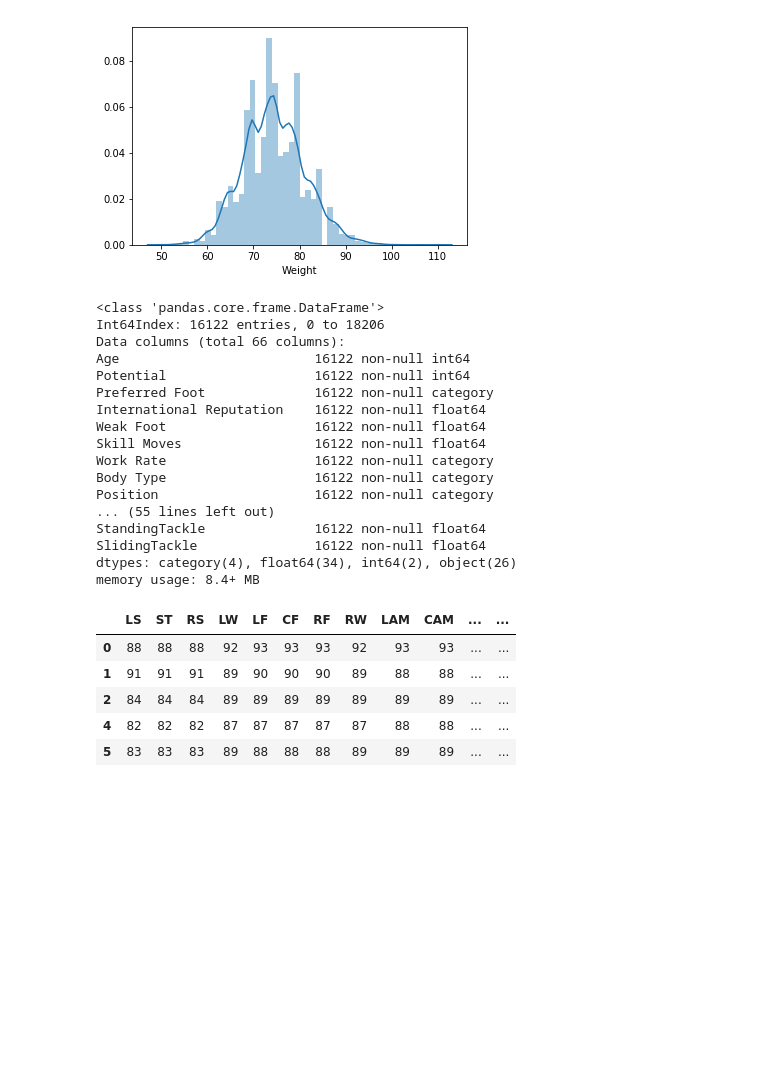
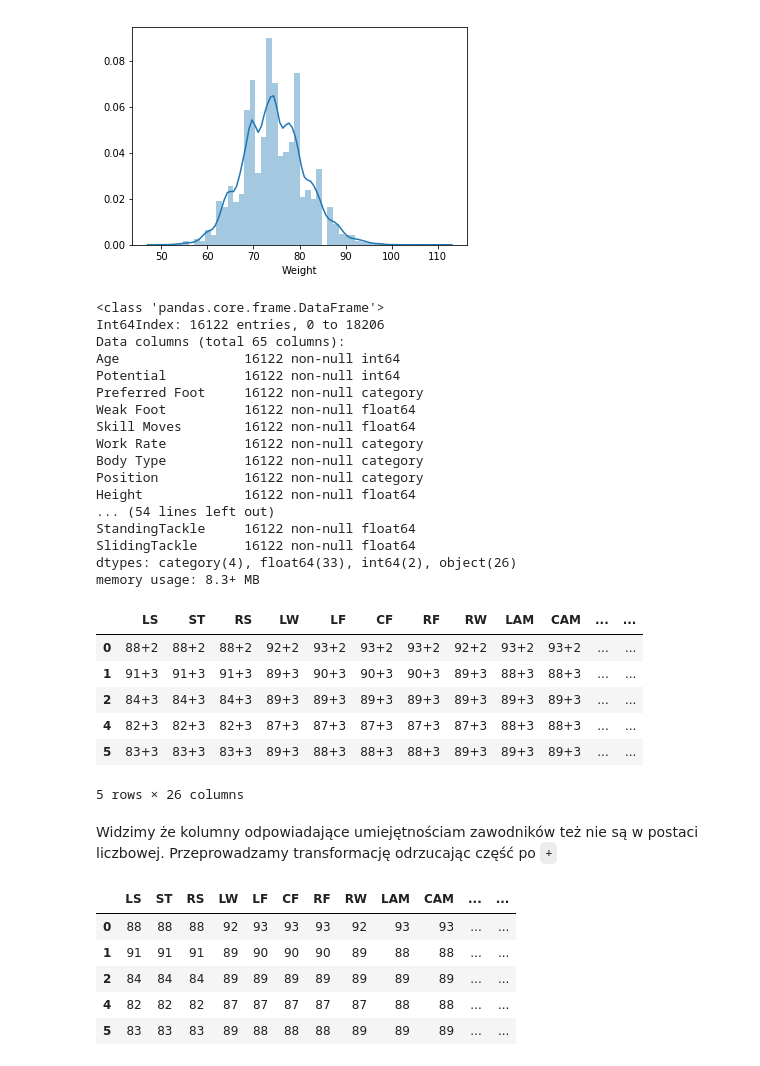
Before and after one commit to mikitachab/football-manager-ml-support, a Jupyter notebook: data-preparation.ipynb, the cells around one changed output. Drawn from its saved outputs; the diff is of its cells as text; code cells hidden in the pictures; blank space fills up the shorter version.

```diff
--- a/football-manager-intro-[PL].ipynb
+++ b/data-preparation.ipynb
@@ -84,6 +93,7 @@ drop_columns = [
     'Jersey Number',
     'Value',
     'Wage',
+    'International Reputation',
 ]
 
 fifa_data.drop(columns=drop_columns, inplace=True)
@@ -260,25 +278,37 @@ fifa_data.info()
 # %% [output]
 <class 'pandas.core.frame.DataFrame'>
 Int64Index: 16122 entries, 0 to 18206
-Data columns (total 66 columns):
-Age                         16122 non-null int64
-Potential                   16122 non-null int64
-Preferred Foot              16122 non-null category
-International Reputation    16122 non-null float64
-Weak Foot                   16122 non-null float64
-Skill Moves                 16122 non-null float64
-Work Rate                   16122 non-null category
-Body Type                   16122 non-null category
-Position                    16122 non-null category
-... (55 lines left out)
-StandingTackle              16122 non-null float64
-SlidingTackle               16122 non-null float64
-dtypes: category(4), float64(34), int64(2), object(26)
-memory usage: 8.4+ MB
+Data columns (total 65 columns):
+Age                16122 non-null int64
+Potential          16122 non-null int64
+Preferred Foot     16122 non-null category
+Weak Foot          16122 non-null float64
+Skill Moves        16122 non-null float64
+Work Rate          16122 non-null category
+Body Type          16122 non-null category
+Position           16122 non-null category
+Height             16122 non-null float64
+... (54 lines left out)
+StandingTackle     16122 non-null float64
+SlidingTackle      16122 non-null float64
+dtypes: category(4), float64(33), int64(2), object(26)
+memory usage: 8.3+ MB
 # %%
-skills_colums = ['LS', 'ST', 'RS', 'LW', 'LF', 'CF', 'RF', 'RW', 'LAM', 'CAM',
+skills_columns = ['LS', 'ST', 'RS', 'LW', 'LF', 'CF', 'RF', 'RW', 'LAM', 'CAM',
        'RAM', 'LM', 'LCM', 'CM', 'RCM', 'RM', 'LWB', 'LDM', 'CDM', 'RDM',
        'RWB', 'LB', 'LCB', 'CB', 'RCB', 'RB']
+# %%
+fifa_data[skills_columns].head()
+# %% [output]
+|  | LS | ST | RS | LW | LF | CF | RF | RW | LAM | CAM | ... | ... |
+| 0 | 88+2 | 88+2 | 88+2 | 92+2 | 93+2 | 93+2 | 93+2 | 92+2 | 93+2 | 93+2 | ... | ... |
+| 1 | 91+3 | 91+3 | 91+3 | 89+3 | 90+3 | 90+3 | 90+3 | 89+3 | 88+3 | 88+3 | ... | ... |
+| 2 | 84+3 | 84+3 | 84+3 | 89+3 | 89+3 | 89+3 | 89+3 | 89+3 | 89+3 | 89+3 | ... | ... |
+| 4 | 82+3 | 82+3 | 82+3 | 87+3 | 87+3 | 87+3 | 87+3 | 87+3 | 88+3 | 88+3 | ... | ... |
+| 5 | 83+3 | 83+3 | 83+3 | 89+3 | 88+3 | 88+3 | 88+3 | 89+3 | 89+3 | 89+3 | ... | ... |
+5 rows × 26 columns
+# %% [markdown]
+Widzimy że kolumny odpowiadające umiejętnościam zawodników też nie są w postaci liczbowej. Przeprowadzamy transformację odrzucając część po `+`
 # %%
 # '88+3' return int  88
 def transform_skill(x):
```
Also changed, not shown: parts of 30 cells of this notebook, 1 other file.
